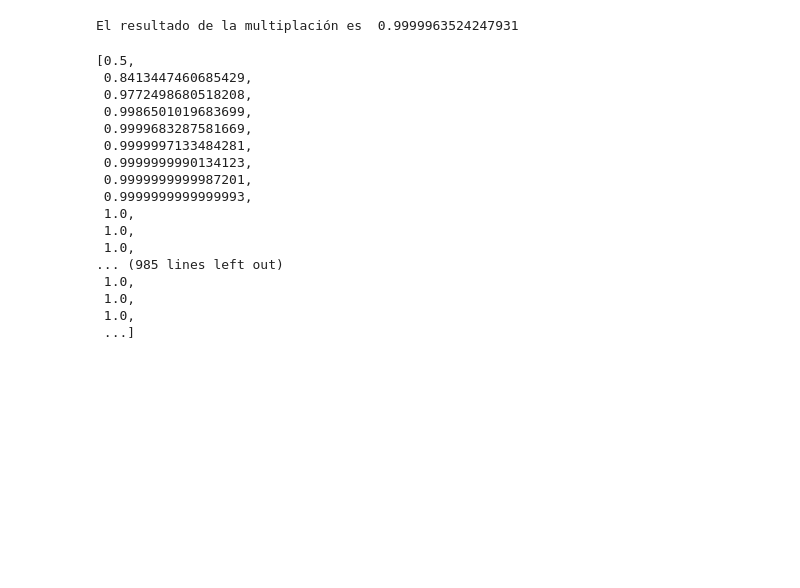
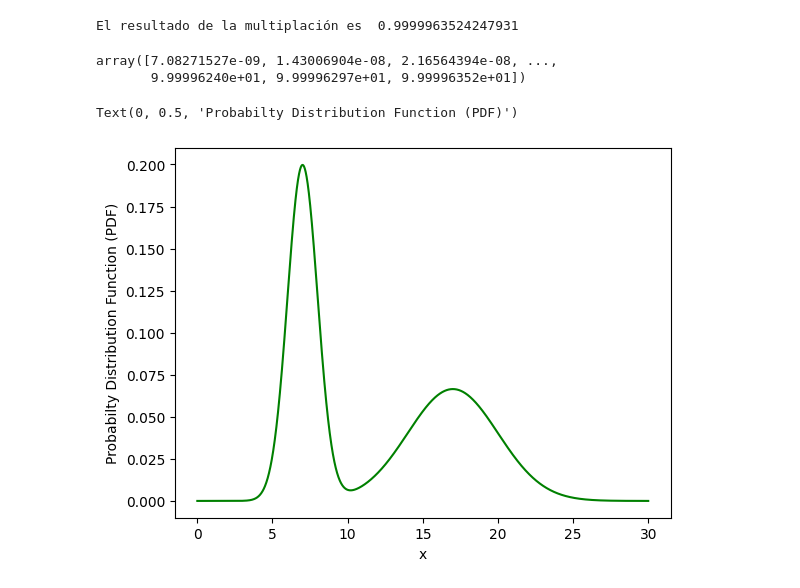
Before and after one commit to xlxnsxzpxtx/Metodos_cosmo, a Jupyter notebook: Practica_0/practica0.ipynb, the cells around one changed output. Saved outputs shown, nothing was run; the diff lists cells and outputs as text; code cells hidden in the pictures; blank space fills up the shorter version.

```diff
--- a/Practica_0/practica0.ipynb
+++ b/Practica_0/practica0.ipynb
@@ -103,26 +105,23 @@ print('El resultado de la multiplación es ',sum*dx)
 #Podemos ver que el resultado es muy cerca de la unidad.
 # %% [output]
 El resultado de la multiplación es  0.9999963524247931
-# %%
-comul_array = []
-for i in range(dgauss.shape[0]):
-   comul_array.append(norm.cdf(i))
-comul_array
-# %% [output]
-[0.5,
- 0.8413447460685429,
- 0.9772498680518208,
- 0.9986501019683699,
- 0.9999683287581669,
- 0.9999997133484281,
- 0.9999999990134123,
- 0.9999999999987201,
- 0.9999999999999993,
- 1.0,
- 1.0,
- 1.0,
-... (985 lines left out)
- 1.0,
- 1.0,
- 1.0,
- ...]
+# %%
+# 4) Ahora encontramos cumulative distribution function (CDF), para esto recordemos que
+# se obtiene al sumar la función de densidad de probabilidad. Así
+x_array   = dgauss[:,0]
+pdf_array = dgauss[:,1]
+
+comul_array =np.cumsum(pdf_array)
+comul_array
+# %% [output]
+array([7.08271527e-09, 1.43006904e-08, 2.16564394e-08, ...,
+       9.99996240e+01, 9.99996297e+01, 9.99996352e+01])
+# %%
+# 5) Realizamos los plots de PDF y CDF
+
+pdf_plot = mpl.plot(x_array,pdf_array, color = 'green' )
+mpl.xlabel('x')
+mpl.ylabel('Probabilty Distribution Function (PDF)')
+# %% [output]
+Text(0, 0.5, 'Probabilty Distribution Function (PDF)')
+[figure, added]
```
Also changed, not shown: parts of 4 cells of this notebook.
